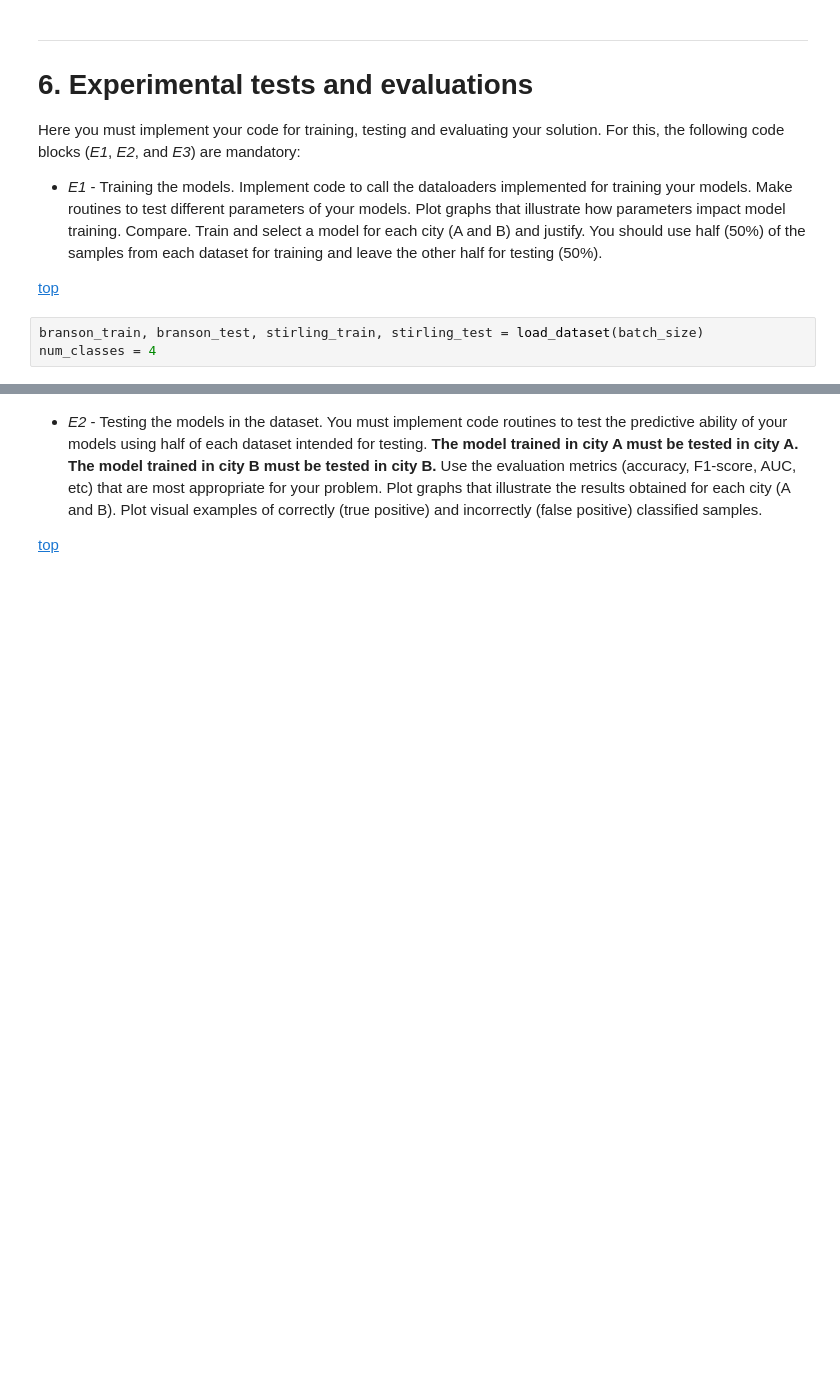
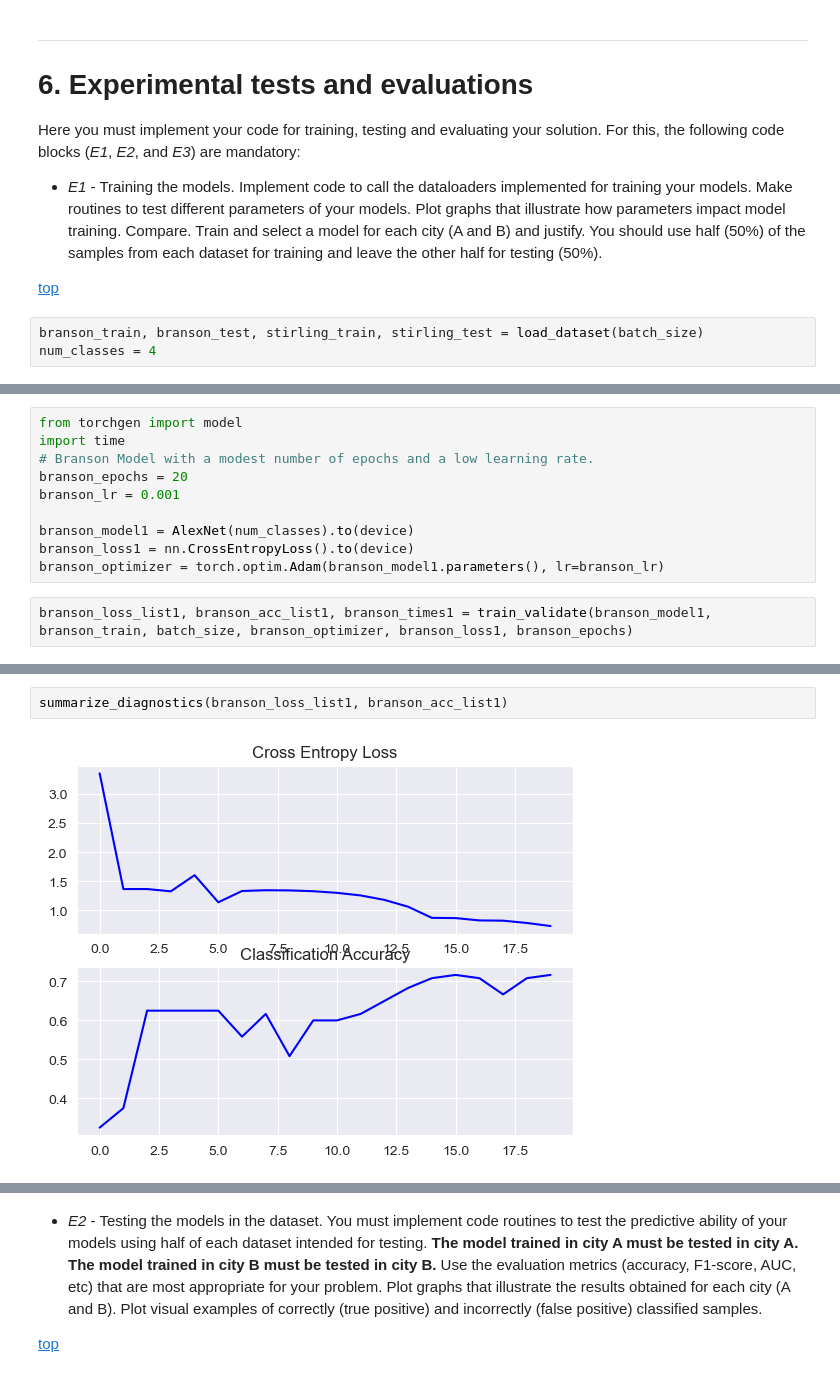
Before and after one commit to Jarlxta/CSCU9M6-ImageClassification, a Jupyter notebook: 2023_Spring_Assignment_M6.ipynb, the cells around one changed output, grey strips where cells are left out. Cells and saved outputs as stored; diff of their text form; blank space fills up the shorter version.

```diff
--- a/2023_Spring_Assignment_M6.ipynb
+++ b/2023_Spring_Assignment_M6.ipynb
@@ -528,0 +455,12 @@ conf_matrix(stirling_model, stirling_train)
+# %%
+from torchgen import model
+import time
+# Branson Model with a modest number of epochs and a low learning rate.
+branson_epochs = 20
+branson_lr = 0.001
+
+branson_model1 = AlexNet(num_classes).to(device)
+branson_loss1 = nn.CrossEntropyLoss().to(device)
+branson_optimizer = torch.optim.Adam(branson_model1.parameters(), lr=branson_lr)
+# %%
+branson_loss_list1, branson_acc_list1, branson_times1 = train_validate(branson_model1, branson_train, batch_size, branson_optimizer, branson_loss1, branson_epochs)
@@ -528,0 +485,4 @@ conf_matrix(stirling_model, stirling_train)
+# %%
+summarize_diagnostics(branson_loss_list1, branson_acc_list1)
+# %% [output]
+[figure, added]
```
Also changed, not shown: parts of 80 cells of this notebook.
